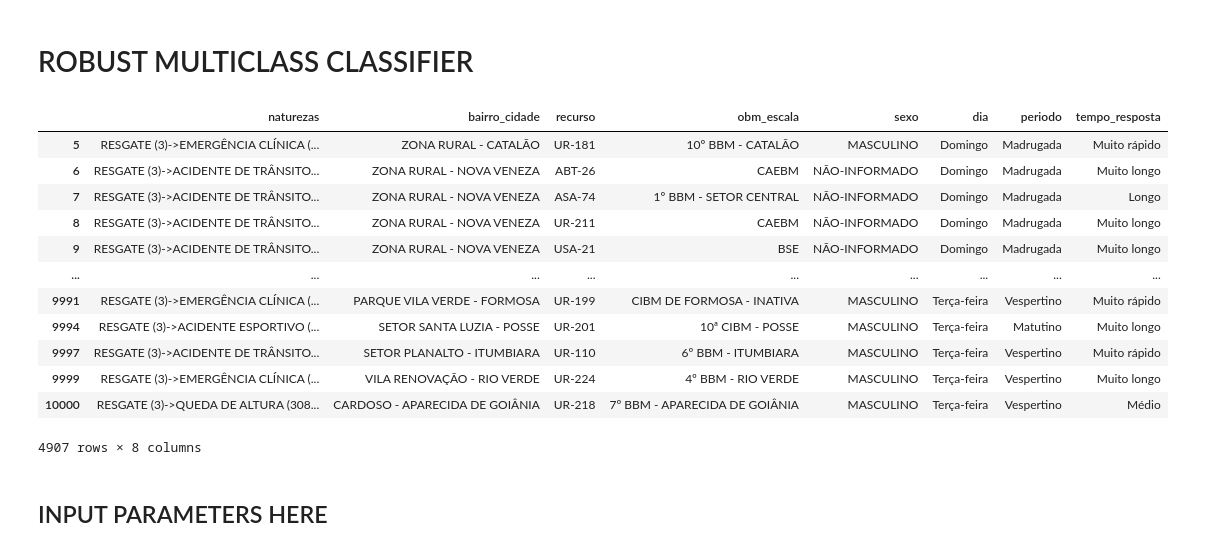
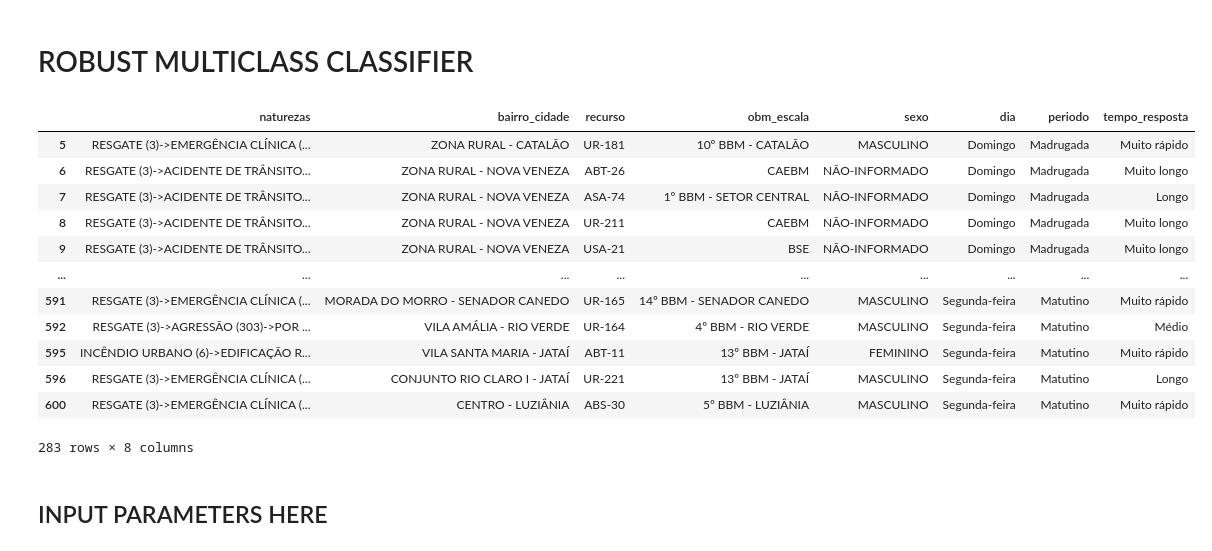
Before and after one commit to higoreller/pos_machine_learning, a Jupyter notebook: src/class/portfolio_project/occurrences_time_response.ipynb, the cells around one changed output. Saved outputs shown, nothing was run; the diff lists cells and outputs as text; code cells hidden in the pictures.

```diff
--- a/src/class/portfolio_project/occurrences_time_response.ipynb
+++ b/src/class/portfolio_project/occurrences_time_response.ipynb
@@ -20,7 +20,7 @@ import tensorflow.keras.backend as K
 file_path = '../../../dataset/occurrences.xlsx'
 
 df = pandas.read_excel(file_path)
-df = df.drop(["rai", "obm_afeto", "qualificacao"], axis=1).loc[0:10000,:]
+df = df.drop(["rai", "obm_afeto", "qualificacao"], axis=1).loc[0:600,:]
 
 #REMOVING NULL VALUES
 df.loc[pandas.isnull(df["data"])]
@@ -81,39 +81,39 @@ def response_time(response_time):
             return response_time_metric[2]
         elif 20 <  total_time_in_minutes <= 30:
             return response_time_metric[3]
         elif 30 < total_time_in_minutes <= 45:
             return response_time_metric[4]
         elif total_time_in_minutes > 45:
             return response_time_metric[5]
 
 #Lembrar de remover os valores que não são datetime.time do df["tr"]
 df.loc[:, "dia"] = df["data"].apply(day_name)
 df.loc[:, "periodo"] = df["data"].apply(period_of_day)
 df.loc[:, "tempo_resposta"] = df["tr"].apply(response_time)
 
 #REMOVING "DATA" AND "TR" COLUMNS
 
 df = df.drop(["data", "tr"], axis=1)
 
 #Removing None values
 df = df.dropna()
 df = df.mask(df.eq('None')).dropna()
 df = df.astype(str)
 df
 # %% [output]
 |  | naturezas | bairro_cidade | recurso | obm_escala | sexo | dia | periodo | tempo_resposta |
 | 5 | RESGATE (3)->EMERGÊNCIA CLÍNICA (... | ZONA RURAL - CATALÃO | UR-181 | 10º BBM - CATALÃO | MASCULINO | Domingo | Madrugada | Muito rápido |
 | 6 | RESGATE (3)->ACIDENTE DE TRÂNSITO... | ZONA RURAL - NOVA VENEZA | ABT-26 | CAEBM | NÃO-INFORMADO | Domingo | Madrugada | Muito longo |
 | 7 | RESGATE (3)->ACIDENTE DE TRÂNSITO... | ZONA RURAL - NOVA VENEZA | ASA-74 | 1º BBM - SETOR CENTRAL | NÃO-INFORMADO | Domingo | Madrugada | Longo |
 | 8 | RESGATE (3)->ACIDENTE DE TRÂNSITO... | ZONA RURAL - NOVA VENEZA | UR-211 | CAEBM | NÃO-INFORMADO | Domingo | Madrugada | Muito longo |
 | 9 | RESGATE (3)->ACIDENTE DE TRÂNSITO... | ZONA RURAL - NOVA VENEZA | USA-21 | BSE | NÃO-INFORMADO | Domingo | Madrugada | Muito longo |
 | ... | ... | ... | ... | ... | ... | ... | ... | ... |
-| 9991 | RESGATE (3)->EMERGÊNCIA CLÍNICA (... | PARQUE VILA VERDE - FORMOSA | UR-199 | CIBM DE FORMOSA - INATIVA | MASCULINO | Terça-feira | Vespertino | Muito rápido |
-| 9994 | RESGATE (3)->ACIDENTE ESPORTIVO (... | SETOR SANTA LUZIA - POSSE | UR-201 | 10ª CIBM - POSSE | MASCULINO | Terça-feira | Matutino | Muito longo |
-| 9997 | RESGATE (3)->ACIDENTE DE TRÂNSITO... | SETOR PLANALTO - ITUMBIARA | UR-110 | 6º BBM - ITUMBIARA | MASCULINO | Terça-feira | Vespertino | Muito rápido |
-| 9999 | RESGATE (3)->EMERGÊNCIA CLÍNICA (... | VILA RENOVAÇÃO - RIO VERDE | UR-224 | 4º BBM - RIO VERDE | MASCULINO | Terça-feira | Vespertino | Muito longo |
-| 10000 | RESGATE (3)->QUEDA DE ALTURA (308... | CARDOSO - APARECIDA DE GOIÂNIA | UR-218 | 7º BBM - APARECIDA DE GOIÂNIA | MASCULINO | Terça-feira | Vespertino | Médio |
+| 591 | RESGATE (3)->EMERGÊNCIA CLÍNICA (... | MORADA DO MORRO - SENADOR CANEDO | UR-165 | 14º BBM - SENADOR CANEDO | MASCULINO | Segunda-feira | Matutino | Muito rápido |
+| 592 | RESGATE (3)->AGRESSÃO (303)->POR ... | VILA AMÁLIA - RIO VERDE | UR-164 | 4º BBM - RIO VERDE | MASCULINO | Segunda-feira | Matutino | Médio |
+| 595 | INCÊNDIO URBANO (6)->EDIFICAÇÃO R... | VILA SANTA MARIA - JATAÍ | ABT-11 | 13º BBM - JATAÍ | FEMININO | Segunda-feira | Matutino | Muito rápido |
+| 596 | RESGATE (3)->EMERGÊNCIA CLÍNICA (... | CONJUNTO RIO CLARO I - JATAÍ | UR-221 | 13º BBM - JATAÍ | MASCULINO | Segunda-feira | Matutino | Longo |
+| 600 | RESGATE (3)->EMERGÊNCIA CLÍNICA (... | CENTRO - LUZIÂNIA | ABS-30 | 5º BBM - LUZIÂNIA | MASCULINO | Segunda-feira | Matutino | Muito rápido |
-4907 rows × 8 columns
+283 rows × 8 columns
 # %% [markdown]
 ## INPUT PARAMETERS HERE
 # %%
```
Also changed, not shown: parts of 7 cells of this notebook, 3 other files.
